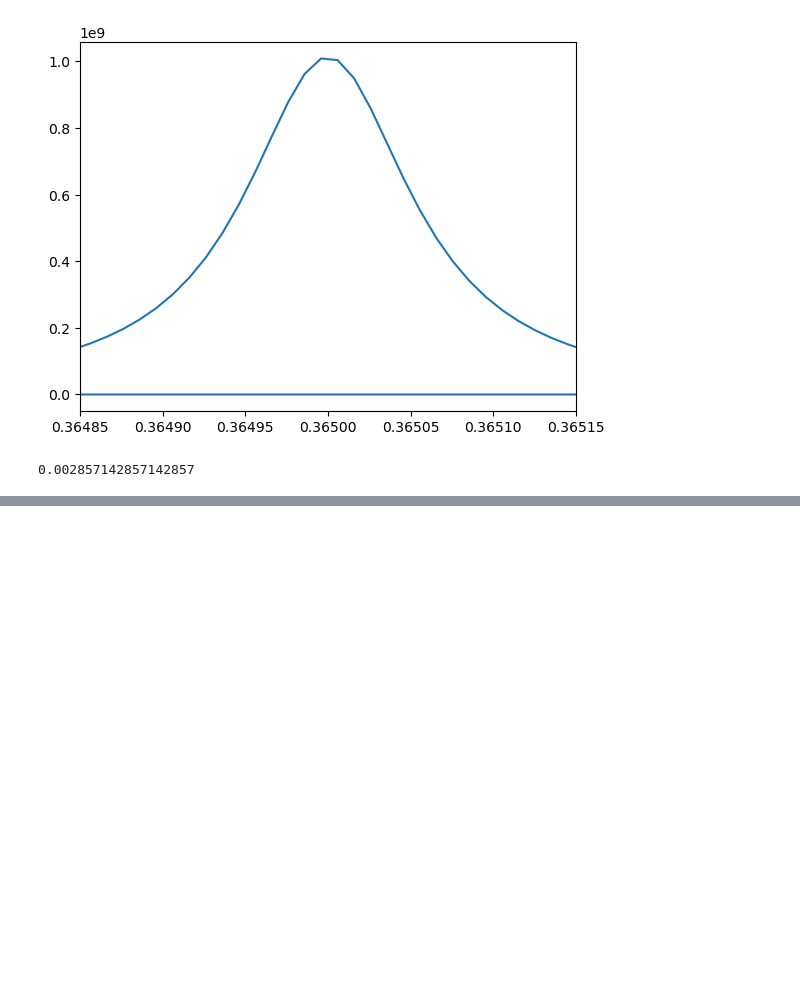
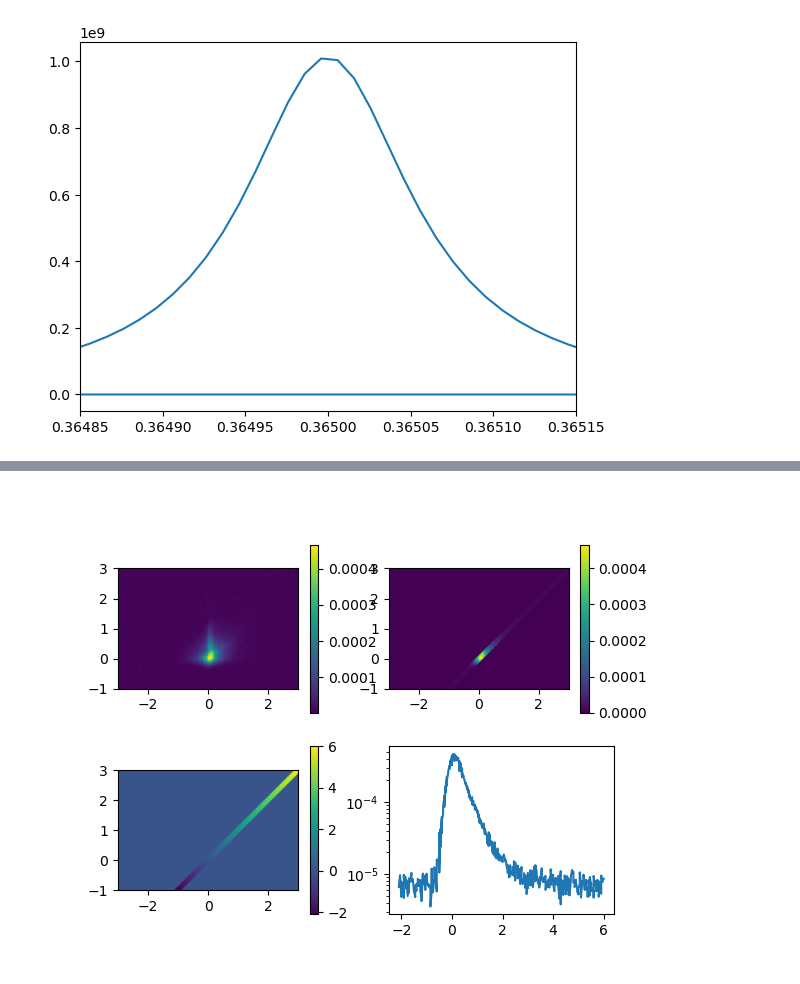
Before and after one commit to MTLphys/FittingFunctions, a Jupyter notebook: helpfulnotebooks/spectralresolutionworkbook.ipynb, the cells around one changed output, grey strips where cells are left out. Drawn from its saved outputs; the diff is of its cells as text; code cells hidden in the pictures; blank space fills up the shorter version.

```diff
--- a/helpfulnotebooks/spectralresolutionworkbook.ipynb
+++ b/helpfulnotebooks/spectralresolutionworkbook.ipynb
@@ -19,7 +19,3 @@ plt.xlim(.36485,.36515)
 # %% [output]
 (0.36485, 0.36515)
 [figure]
-# %%
-1/350e15*1e15
-# %% [output]
-0.002857142857142857
@@ -25,0 +24,73 @@ plt.xlim(.36485,.36515)
+# %%
+import numpy as np
+import matplotlib.pyplot as plt
+xmin = -3
+xmax = 3
+ymin = -1
+ymax = 3
+Nx = 121
+Ny = 81
+
+import glob as gb
+directory = 'C:/Users/mattl/OneDrive - University of Cincinnati/Desktop/Lab Data/InP Nanowires On Saphire for FWM/powervwavelength/838nm/'
+endmoniker = ''
+filetype = '.csv'
+outputfile = 'Results/'
+integration= .15
+files = gb.glob(directory+'*'+endmoniker+filetype)
+
+print(files)
+file = files[1]
+#for file in files :
+print(file)
+filetag = file[len(directory):-4]
+contents = np.loadtxt(file,delimiter=';')
+t12 = contents[0,1:]
+t3ref = contents[1:,0]
+
+#output = np.vstack((t3ref[1:],t3refcut[1:])).transpose()
+#np.savetxt(directory+outputfile+filetag+'T3refcut'+filetype,output,delimiter=';')
+#output = np.vstack((t12[1:],t12cut[1:])).transpose()
+#np.savetxt(directory+outputfile+filetag+'T12cut'+filetype,output,delimiter=';')
+
+
+
+Nx = len(t12)
+Ny = len(t3ref)
+x = t12
+y = t3ref
+Z = np.zeros((Ny,Nx))
+ZM = np.zeros((Ny,Nx))
+R = np.zeros((Ny,Nx))
+XX,YY= np.meshgrid(x,y)
+Z = contents[1:,1:]
+Ns =5 # number of slices
+dx = x[1]-x[0]
+dy = y[1]-y[0]
+dr = np.sqrt(dx**2+dy**2)
+Rf = np.array([])
+ZMf = np.array([])
+for i in range(Ns):
+    pos=dy*(i)-(Ns-Ns%2)*dy/2
+    print(pos)
+    R[np.abs(XX-YY-pos)<0.01*dx]= ((XX[np.abs(XX-YY-pos)<0.01])+(YY[np.abs(XX-YY-pos)<0.01]))#np.sign(XX[np.abs(XX-YY-pos)<0.01]+YY[np.abs(XX-YY-pos)<0.01])
+    ZM[np.abs(XX-YY-pos)<0.01*dx]=Z[np.abs(XX-YY-pos)<0.01*dx]
+    Rf=np.append(Rf,R[np.abs(XX-YY-pos)<0.01*dx].flatten())
+    ZMf = np.append(ZMf,ZM[np.abs(XX-YY-pos)<0.01*dx].flatten())
+
+fig,ax = plt.subplots(2,2)
+cset1 = ax[0,0].imshow(np.flipud(Z),extent=(xmin,xmax,ymin,ymax))
+fig.colorbar(cset1)
+cset2 = ax[1,0].imshow(np.flipud(R),extent=(xmin,xmax,ymin,ymax))
+fig.colorbar(cset2)
+cset2 = ax[0,1].imshow(np.flipud(ZM),extent=(xmin,xmax,ymin,ymax))
+fig.colorbar(cset2)
+
+
+Rind = np.argsort(Rf)
+
+r = Rf[Rind]
+z = ZMf[Rind]
+ax[1,1].plot(r,z)
+ax[1,1].set_yscale('log')
+# %% [output]
@@ -25,0 +104 @@ plt.xlim(.36485,.36515)
+[figure, added]
```
Also changed, not shown: parts of 5 cells of this notebook, 3 other files.
